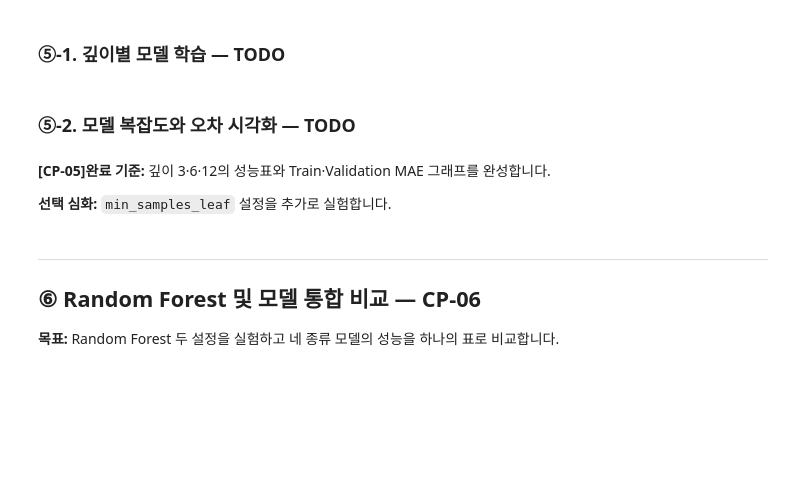
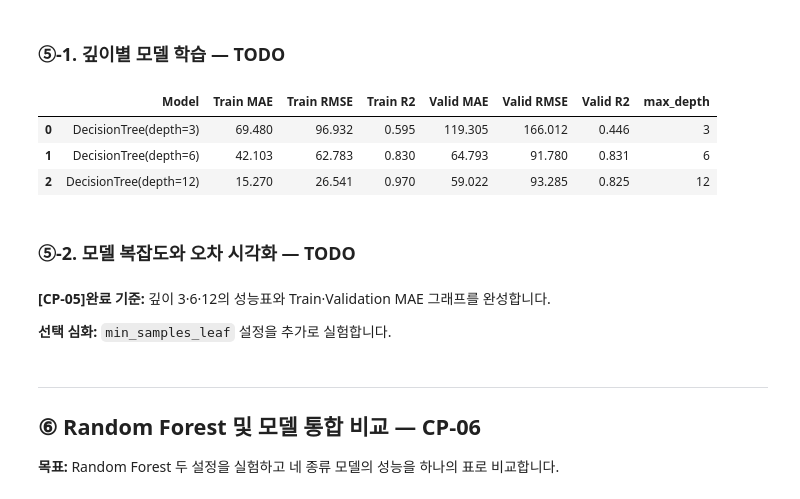
Before and after one commit to iremys/ai-mini-projects, a Jupyter notebook: mini-project-01/code/01_regression_bike_demand.ipynb, the cells around one changed output. Saved outputs shown, nothing was run; the diff lists cells and outputs as text; code cells hidden in the pictures; blank space fills up the shorter version.

```diff
--- a/mini-project-01/code/01_regression_bike_demand.ipynb
+++ b/mini-project-01/code/01_regression_bike_demand.ipynb
@@ -760,4 +773,5 @@ results.append(summarize("LinearRegression", linear_model))
 
 # TODO 4-4. 두 모델의 성능을 DataFrame으로 비교합니다.
 # 힌트: pd.DataFrame(results).round(3)
-...
+results_df = pd.DataFrame(results).round(3)
+display(results_df)
@@ -772,31 +799,39 @@ results.append(summarize("LinearRegression", linear_model))
 # %%
 from sklearn.tree import DecisionTreeRegressor
 
 # [공통] 실험 설정 및 저장 구조
 depths = [3, 6, 12]
 tree_models = {}
 tree_results = []
 
 # TODO 5-1~5-3. 각 깊이별 Pipeline 생성·학습·평가 결과 수집
 for d in depths:
     # TODO 5-1. 전처리 + DecisionTreeRegressor(max_depth=d, random_state=42)
-    model = ...
+    model = Pipeline([
+        ("preprocess", make_preprocessor()),
+        ("model", DecisionTreeRegressor(max_depth=d, random_state=42)),
+    ])
 
     # TODO 5-2. 모델 학습
-    ...
+    model.fit(X_train, y_train)
 
     # [공통] 학습한 모델 보관
     tree_models[d] = model
 
     # TODO 5-3. summarize()로 성능 결과 수집
-    row = ...
+    row = summarize(f"DecisionTree(depth={d})", model)
     tree_results.append(row)
     results.append(row)
 
 # [공통] 결과 정리
 tree_df = pd.DataFrame(tree_results)
 tree_df["max_depth"] = depths
 display(tree_df.round(3))
+# %% [output]
+|  | Model | Train MAE | Train RMSE | Train R2 | Valid MAE | Valid RMSE | Valid R2 | max_depth |
+| 0 | DecisionTree(depth=3) | 69.480 | 96.932 | 0.595 | 119.305 | 166.012 | 0.446 | 3 |
+| 1 | DecisionTree(depth=6) | 42.103 | 62.783 | 0.830 | 64.793 | 91.780 | 0.831 | 6 |
+| 2 | DecisionTree(depth=12) | 15.270 | 26.541 | 0.970 | 59.022 | 93.285 | 0.825 | 12 |
 # %% [markdown]
 ### ⑤-2. 모델 복잡도와 오차 시각화 — TODO
 # %%
```
Also changed, not shown: parts of 13 cells of this notebook.
